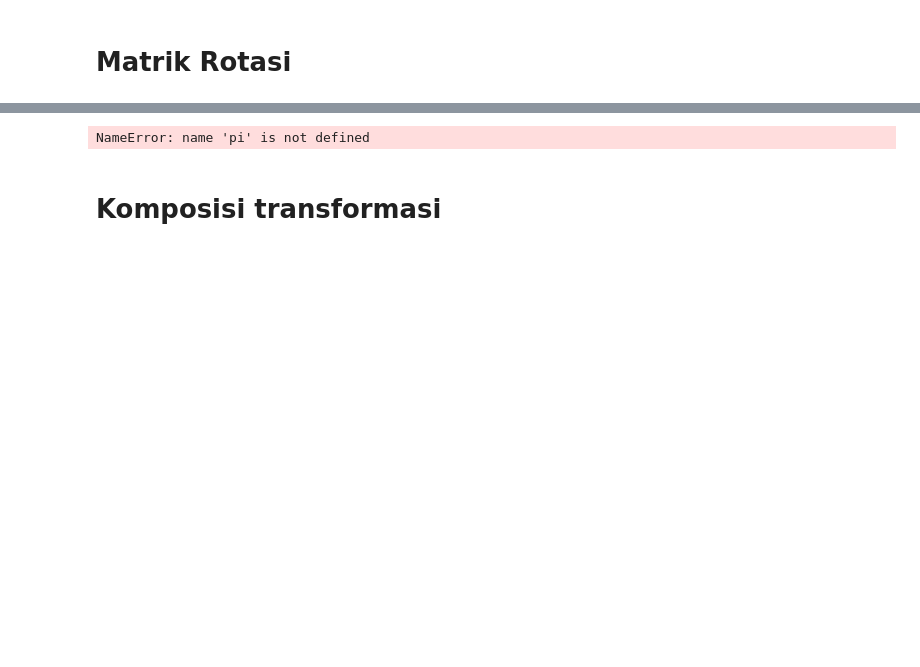
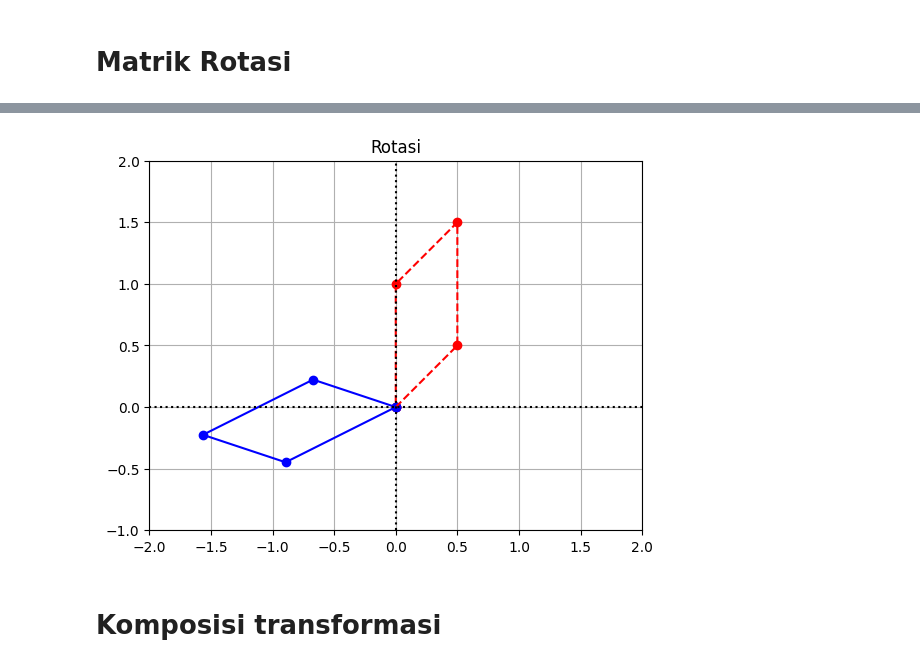
Before and after one commit to zeovarince/K4L, a Jupyter notebook: _sources/transformasi.ipynb, the cells around one changed output, grey strips where cells are left out. Cells and saved outputs as stored; diff of their text form; code cells hidden in the pictures; blank space fills up the shorter version.

```diff
--- a/_sources/transformasi.ipynb
+++ b/_sources/transformasi.ipynb
@@ -456,32 +456,32 @@ x = koordinats[0,:]
 y = koordinats[1,:]
 # %%
 theta = pi/6
-R = np.array([[cos(theta),-sin(theta)],[sin(theta),cos(theta)]])
+R = np.array([[cos(90),-sin(90)],[sin(90),cos(90)]])
 R_koordinats = R@koordinats
 
 x_LT3 = R_koordinats[0,:]
 y_LT3 = R_koordinats[1,:]
 
 # membuat gambar
 fig, ax = plt.subplots()
 
 # ploting titik titik.  x dan y adalah vektor asal (domain), x_LT1 dab y_LT1 adalah bayangan (codomain)
 ax.plot(x,y,'ro')
 ax.plot(x_LT3,y_LT3,'bo')
 
 # menghubungkan titik dengan baris
 ax.plot(x,y,'r',ls="--")
 ax.plot(x_LT3,y_LT3,'b')
 
 # menggambar sumbu sumbu koordinat
 ax.axvline(x=0,color="k",ls=":")
 ax.axhline(y=0,color="k",ls=":")
 ax.grid(True)
 ax.axis([-2,2,-1,2])
 ax.set_aspect('equal')
 ax.set_title("Rotasi");
 # %% [output]
-NameError: name 'pi' is not defined
+[figure, added]
 # %% [markdown]
 # Komposisi transformasi
 # %% [markdown]
```
Also changed, not shown: parts of 3 cells of this notebook, 3 other files.
